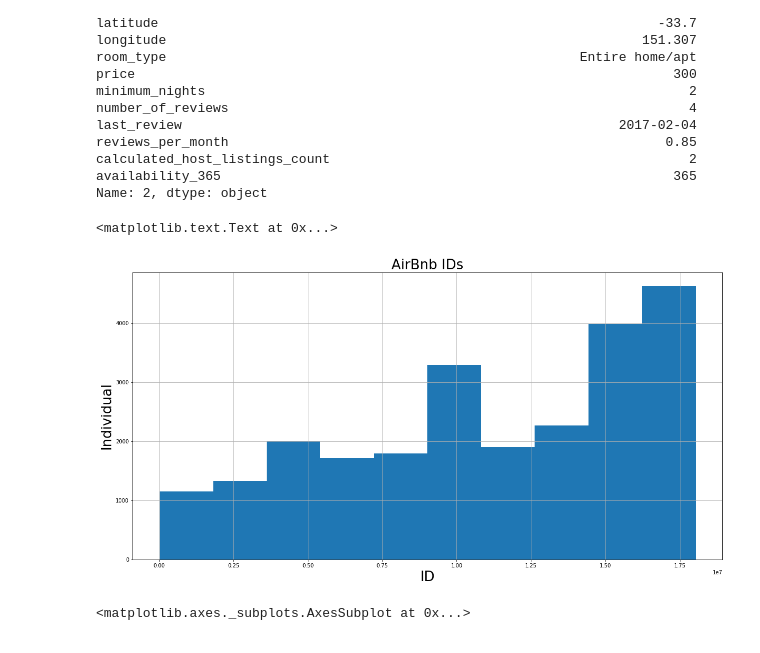
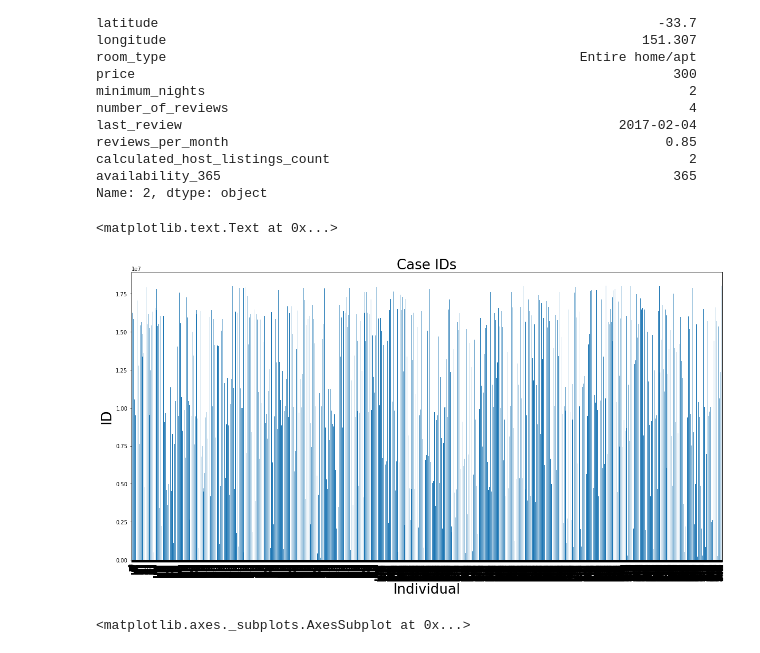
Before and after one commit to wilham7/code1161base, a Jupyter notebook: opendataproject/AirBnb.ipynb, the cells around one changed output. Saved outputs shown, nothing was run; the diff lists cells and outputs as text; code cells hidden in the pictures.

```diff
--- a/opendataproject/AirBnb.ipynb
+++ b/opendataproject/AirBnb.ipynb
@@ -76,10 +76,10 @@ calculated_host_listings_count                                              2
 availability_365                                                          365
 Name: 2, dtype: object
 # %%
-airbnb_data["id"].hist()
-plt.title("AirBnb IDs", fontsize=26)
-plt.xlabel("ID", fontsize=26)
-plt.ylabel("Individual", fontsize=26)
+airbnb_data["id"].plot(kind="bar")
+plt.title("Case IDs", fontsize=26)
+plt.xlabel("Individual", fontsize=26)
+plt.ylabel("ID", fontsize=26)
 # %% [output]
 <matplotlib.text.Text at 0x...>
-[figure, old version]
+[figure, new version]
```
Also changed, not shown: parts of 3 cells of this notebook.
